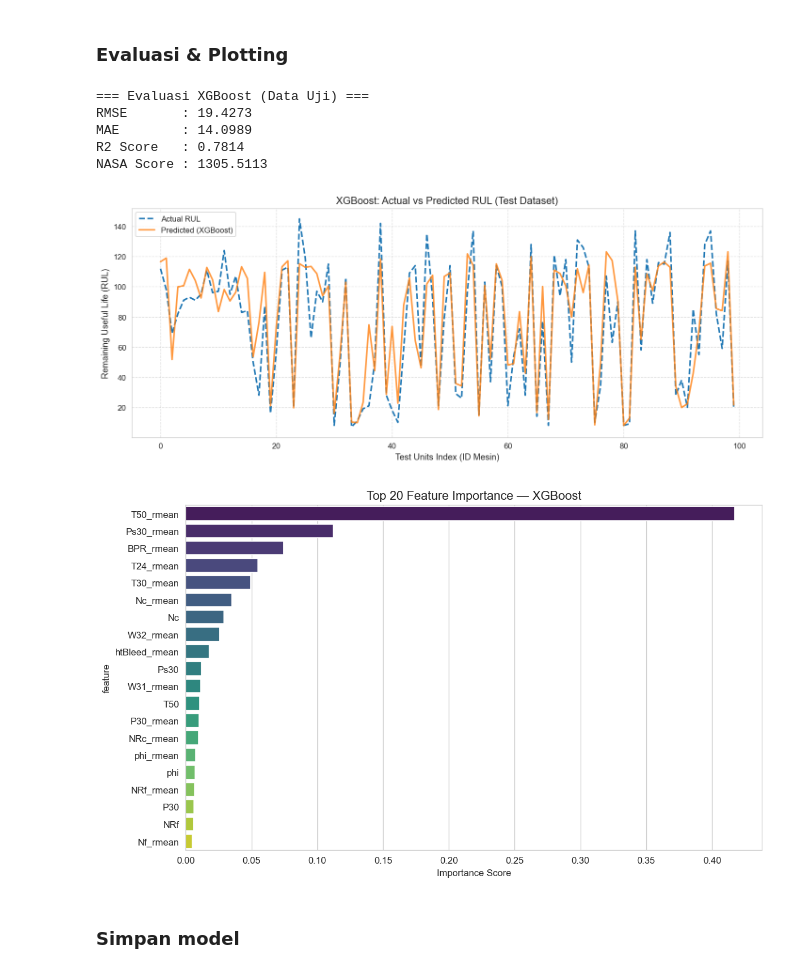
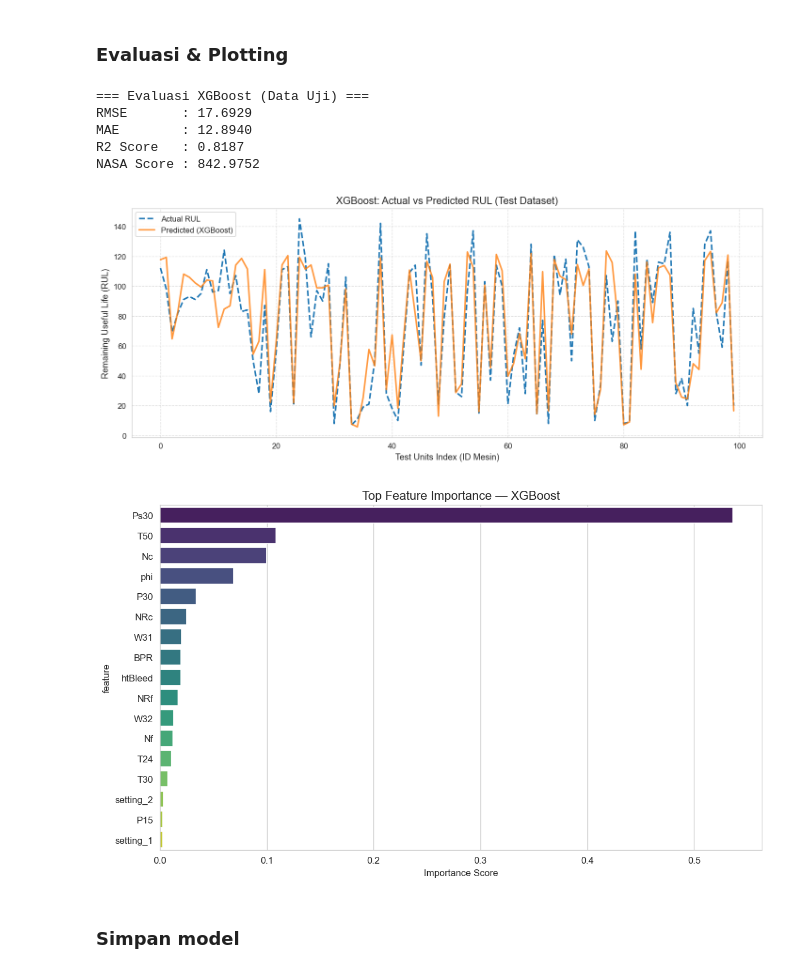
Before and after one commit to andriilaksono/rul-prediction-turbofan-cmapss, a Jupyter notebook: notebook/03_xgboost_model.ipynb, the cells around one changed output. Cells and saved outputs as stored; diff of their text form; code cells hidden in the pictures.

Commit message:
hilangain early stoping dan Rolling Features, rubah parameter

```diff
--- a/notebook/03_xgboost_model.ipynb
+++ b/notebook/03_xgboost_model.ipynb
@@ -76,31 +54,17 @@ Bentuk X_test : (100, 51)
 # %% [markdown]
 ### Training XGBoost
 # %%
-xgb_params = {
-    'n_estimators'     : 500,
-    'max_depth'        : 6,
-    'learning_rate'    : 0.05,
-    'subsample'        : 0.8,
-    'colsample_bytree' : 0.8,
-    'min_child_weight' : 3,
-    'reg_alpha'        : 0.1,
-    'reg_lambda'       : 1.0,
-    'random_state'     : 42,
-    'n_jobs'           : -1,
-    'early_stopping_rounds': 30
-}
+# 3. Menggunakan parameter persis dari notebook referensi
+xgb_model = XGBRegressor(
+    n_estimators=100,
+    learning_rate=0.1,
+    max_depth=6,
+    n_jobs=-1,
+    random_state=42
+)
 
-# Split 10% data latih untuk early stopping
-val_split = int(0.9 * len(X_train))
-X_tr, X_val = X_train[:val_split], X_train[val_split:]
-y_tr, y_val = y_train[:val_split], y_train[val_split:]
+print('Melatih model XGBoost dengan 100% Data Latih...')
 
-xgb_model = XGBRegressor(**xgb_params)
-
-print('Melatih model XGBoost...')
-xgb_model.fit(
-    X_tr, y_tr,
-    eval_set=[(X_tr, y_tr), (X_val, y_val)],
-    verbose=50
-)
+xgb_model.fit(X_train, y_train)
+print('Pelatihan selesai!')
 # %% [output]
@@ -148,43 +98,41 @@ y_pred_xgb = xgb_model.predict(X_test)
 metrics_xgb = evaluate_model(y_test, y_pred_xgb, model_name='XGBoost')
 
 # 2. Plot Prediksi vs Aktual
 plt.figure(figsize=(12, 5))
-
-# Catatan: y_test kita sudah berbentuk numpy array, jadi tidak perlu ditambah .values
 plt.plot(y_test, label='Actual RUL', linestyle='--', color='#1f77b4', linewidth=2)
 plt.plot(y_pred_xgb, label='Predicted (XGBoost)', color='#ff7f0e', alpha=0.8, linewidth=2)
 
 plt.title('XGBoost: Actual vs Predicted RUL (Test Dataset)', fontsize=13)
 plt.xlabel('Test Units Index (ID Mesin)', fontsize=11)
 plt.ylabel('Remaining Useful Life (RUL)', fontsize=11)
 plt.legend(loc='best')
 plt.grid(True, linestyle='--', alpha=0.6)
 
 plt.tight_layout()
 plt.savefig('../output/xgb_pred_vs_actual_line.png', dpi=300)
 plt.show()
 
 # 3. Feature Importance
 importance_df = pd.DataFrame({
-    'feature': all_feats,
+    'feature': base_features,
     'importance': xgb_model.feature_importances_
 }).sort_values('importance', ascending=False).head(20)
 
 plt.figure(figsize=(10, 6))
 sns.barplot(data=importance_df, x='importance', y='feature', palette='viridis')
-plt.title('Top 20 Feature Importance — XGBoost', fontsize=13)
+plt.title('Top Feature Importance — XGBoost', fontsize=13)
 plt.xlabel('Importance Score')
 plt.tight_layout()
 plt.savefig('../output/xgb_feature_importance.png', dpi=300)
 plt.show()
 # %% [output]
 === Evaluasi XGBoost (Data Uji) ===
-RMSE       : 19.4273
-MAE        : 14.0989
-R2 Score   : 0.7814
-NASA Score : 1305.5113
+RMSE       : 17.6929
+MAE        : 12.8940
+R2 Score   : 0.8187
+NASA Score : 842.9752
-[figure, old version]
+[figure, new version]
-[figure, old version]
+[figure, new version]
 # %% [markdown]
 ### Simpan model
 # %%
```
Also changed, not shown: parts of 5 cells of this notebook, 1 other file.
